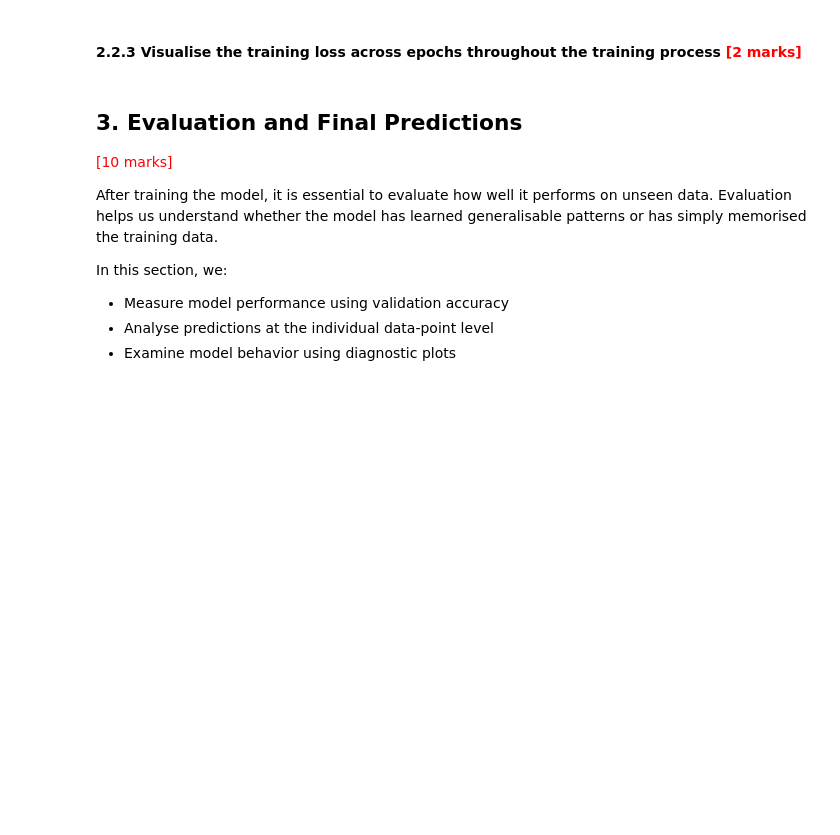
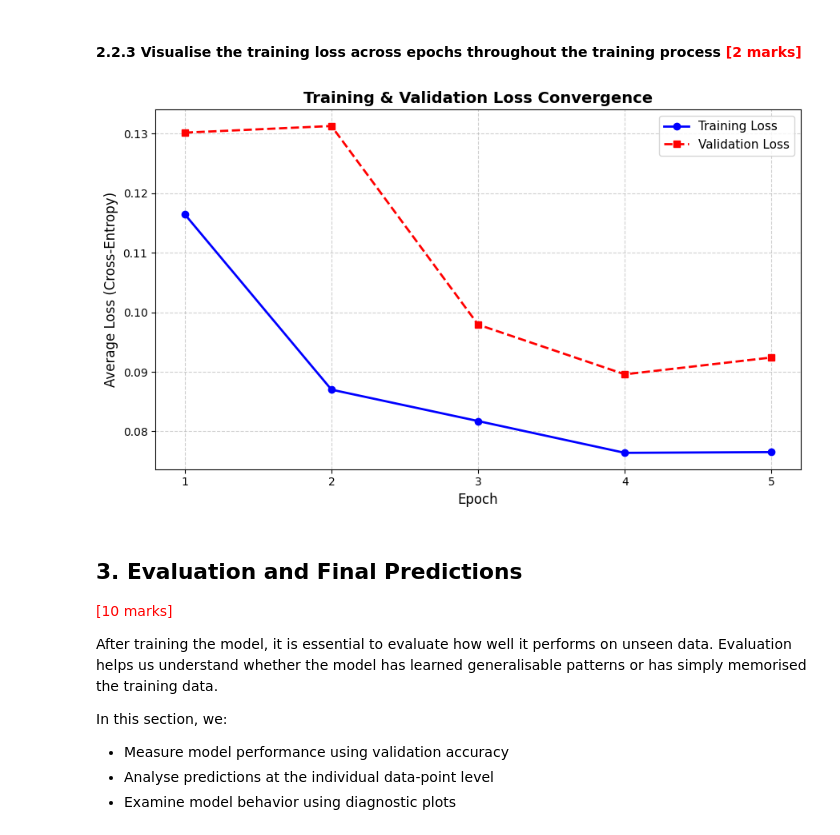
Before and after one commit to mayuresh-tungare/c7-assignment, a Jupyter notebook: Transfer_Learning_Surface_Defect_Mayuresh_Tungare.ipynb, the cells around one changed output. Drawn from its saved outputs; the diff is of its cells as text; code cells hidden in the pictures; blank space fills up the shorter version.

```diff
--- a/Transfer_Learning_Surface_Defect_Mayuresh_Tungare.ipynb
+++ b/Transfer_Learning_Surface_Defect_Mayuresh_Tungare.ipynb
@@ -309,0 +500,18 @@ These components control how the model learns from data and how its parameters a
+# %%
+# Training Configuration
+
+# Step 1: Detect available device (GPU or CPU)
+device = torch.device("cuda" if torch.cuda.is_available() else "cpu")
+model = model.to(device)
+print(f"Training will run on device: {device}")
+
+# Step 2: Define Multi-Class Loss Function (Cross Entropy Loss)
+criterion = nn.CrossEntropyLoss()
+
+# Step 3: Define Optimizer (Adam)
+# We must ONLY pass parameters where requires_grad=True (the new classification head)
+learning_rate = 0.001
+optimizer = optim.Adam(filter(lambda p: p.requires_grad, model.parameters()), lr=learning_rate)
+
+print(f"Loss Function: {criterion.__class__.__name__}")
+print(f"Optimizer: {optimizer.__class__.__name__} with learning rate: {learning_rate}")
@@ -325,3 +629,31 @@ The training loop iterates over the dataset multiple times (epochs). For each ba
+# %%
+# Training and Validation Loss Visualisation
+
+import matplotlib.pyplot as plt
+
+# Construct the epoch list for the x-axis
+epochs = list(range(1, len(train_loss_history) + 1))
+
+# Create the plot
+plt.figure(figsize=(9, 5.5))
+plt.plot(epochs, train_loss_history, marker='o', linestyle='-', color='b', linewidth=2, label='Training Loss')
+plt.plot(epochs, val_loss_history, marker='s', linestyle='--', color='r', linewidth=2, label='Validation Loss')
+
+# Title and Labels
+plt.title('Training & Validation Loss Convergence', fontsize=14, fontweight='bold')
+plt.xlabel('Epoch', fontsize=12)
+plt.ylabel('Average Loss (Cross-Entropy)', fontsize=12)
+
+# Styling details
+plt.xticks(epochs)
+plt.grid(True, linestyle='--', alpha=0.6)
+plt.legend(fontsize=11)
+plt.tight_layout()
+
+# Display the plot
+plt.show()
+# %% [output]
+[figure, added]
 # %% [markdown]
 ## 3. Evaluation and Final Predictions
 
```
Also changed, not shown: parts of 28 cells of this notebook.
